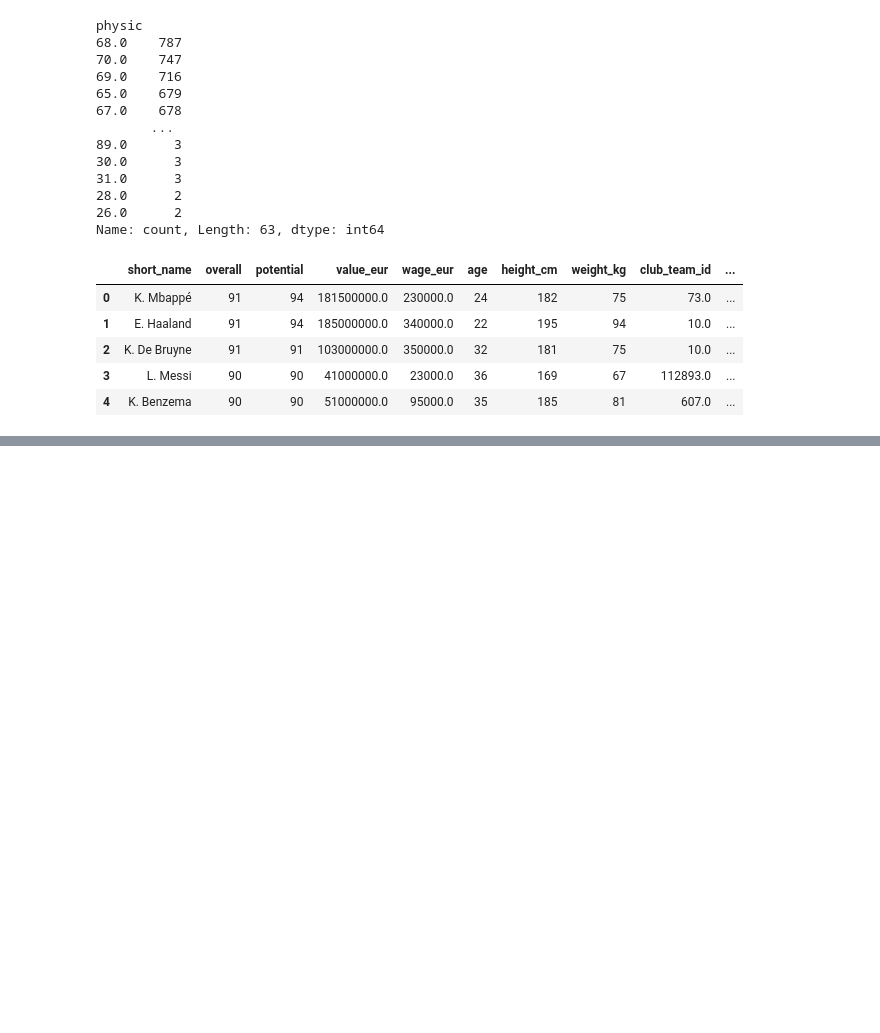
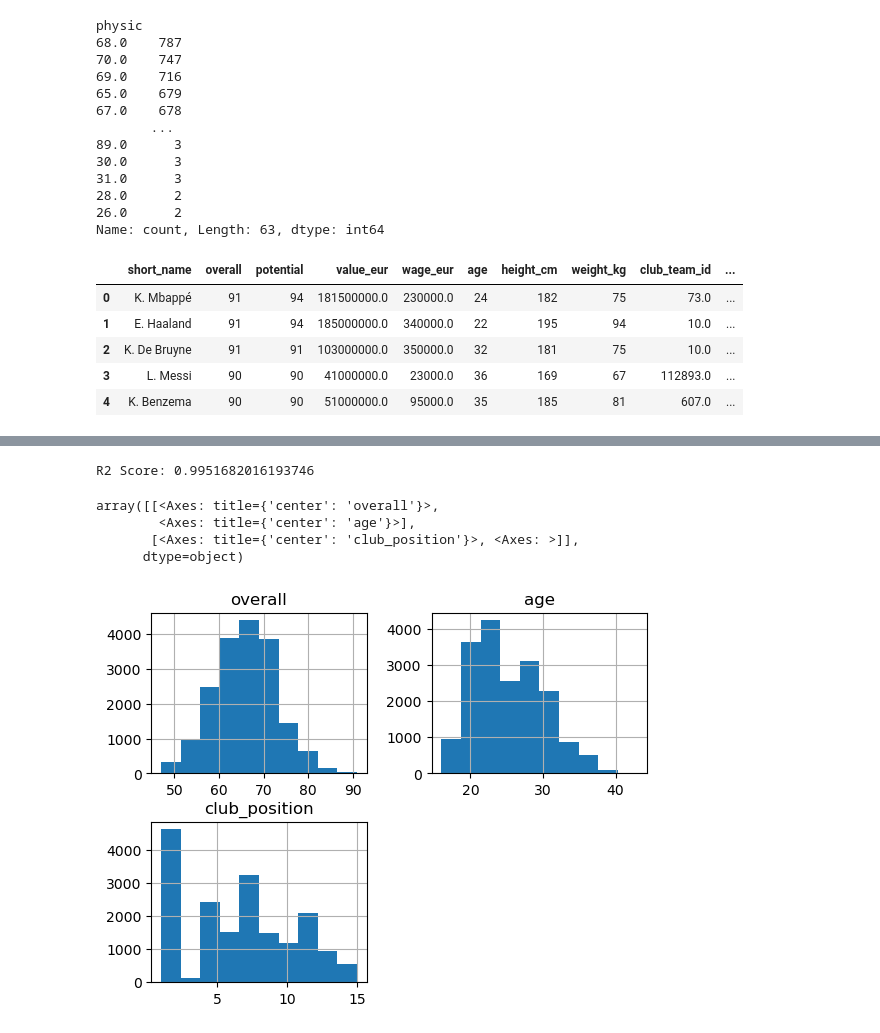
Before and after one commit to adandotmosta/FUT_24_ANALYSIS_DATAMINING, a Jupyter notebook: FUT_ANALYSIS.ipynb, the cells around one changed output, grey strips where cells are left out. Saved outputs shown, nothing was run; the diff lists cells and outputs as text; code cells hidden in the pictures; blank space fills up the shorter version.

```diff
--- a/FUT_ANALYSIS.ipynb
+++ b/FUT_ANALYSIS.ipynb
@@ -921,0 +919,10 @@ df.to_csv(csv_file_path, index=False)
+# %%
+import pandas as pd
+import seaborn as sns
+import matplotlib.pyplot as plt
+import numpy as np
+from sklearn.model_selection import train_test_split
+from sklearn.ensemble import RandomForestRegressor
+from sklearn.metrics import r2_score
+csv_file_path = "Fifa24PLayers_cleaned_data.csv"
+df = pd.read_csv(csv_file_path)
@@ -921,0 +946,31 @@ df.to_csv(csv_file_path, index=False)
+# %%
+
+# We split our training dataset further into a training a validation set to avoid data leakage:
+df_train_val, df_test_val = train_test_split(df, test_size=0.20, random_state=42)
+
+# Define X and y
+X_train_val = df_train_val.drop(['overall'], axis=1)
+X_test_val = df_test_val.drop(['overall'], axis=1)
+
+y_train_val = df_train_val['overall']
+y_test_val = df_test_val['overall']
+
+rf = RandomForestRegressor()
+rf.fit(X_train_val, y_train_val)
+
+# Make predictions
+y_pred = rf.predict(X_test_val)
+
+# Evaluate
+r2 = r2_score(y_test_val, y_pred)
+print('R2 Score:', r2)
+# %% [output]
+R2 Score: 0.9951682016193746
+# %%
+df.loc[ : , ["overall","age","club_position"]].hist()
+# %% [output]
+array([[<Axes: title={'center': 'overall'}>,
+        <Axes: title={'center': 'age'}>],
+       [<Axes: title={'center': 'club_position'}>, <Axes: >]],
+      dtype=object)
+[figure, added]
```
Also changed, not shown: parts of 20 cells of this notebook.
